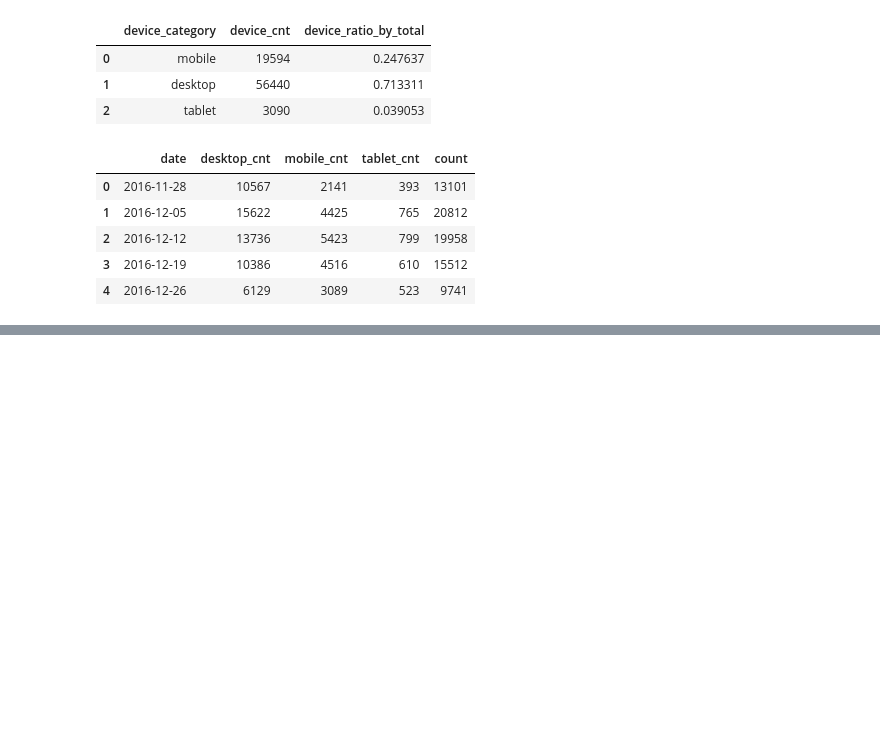
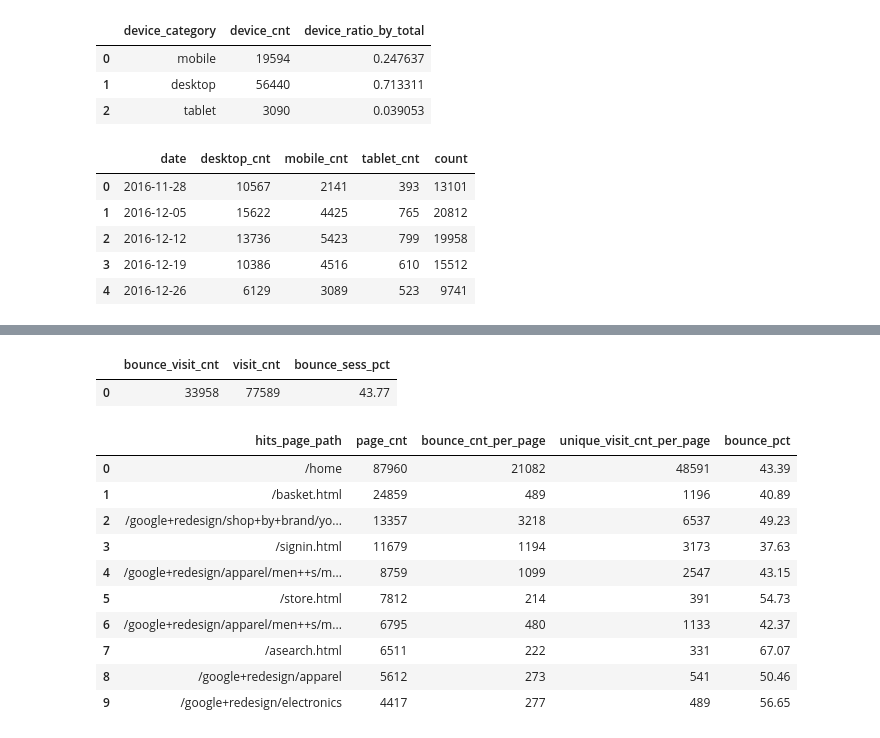
Before and after one commit to dj9678/Google_Ecommerce_Analysis, a Jupyter notebook: google ecommerce analysis.ipynb, the cells around one changed output, grey strips where cells are left out. Drawn from its saved outputs; the diff is of its cells as text; code cells hidden in the pictures; blank space fills up the shorter version.

```diff
--- a/google ecommerce analysis.ipynb
+++ b/google ecommerce analysis.ipynb
@@ -677,0 +923,64 @@ fig.show()
+# %%
+# overall bounce rate
+
+query = """
+with
+temp_01 as (
+select visit_id, count(*) as page_cnt
+from hits
+group by visit_id
+)
+select sum(case when page_cnt = 1 then 1 else 0 end) as bounce_visit_cnt
+	, count(*) as visit_cnt
+	, round(100.0*sum(case when page_cnt = 1 then 1 else 0 end)/count(*), 2) as bounce_sess_pct -- 이탈율
+from temp_01;
+"""
+
+df_bounce = pd.read_sql_query(sql=query, con=postgres_engine)
+df_bounce
+# %% [output]
+|  | bounce_visit_cnt | visit_cnt | bounce_sess_pct |
+| 0 | 33958 | 77589 | 43.77 |
+# %%
+# past 30 days bounce rate per page
+
+query = """
+with
+temp_01 as (
+select a.hits_page_path, b.visit_id, hits_seq, hits_type, hits_action_type
+	, count(*) over (partition by b.visit_id rows between unbounded preceding and unbounded following) as visit_cnt
+	, first_value(a.hits_page_path) over (partition by b.visit_id order by hits_seq) as first_page_path
+from hits a
+	join session b on a.visit_id = b.visit_id
+where visit_start_time >= (to_date('20170101', 'yyyymmdd') - interval '30 days') and visit_start_time < to_date('20170101', 'yyyymmdd')
+and a.hits_type = 'PAGE'
+),
+temp_02 as (
+select hits_page_path
+	, count(*) as page_cnt
+	, sum(case when visit_cnt = 1 then 1 else 0 end) as bounce_cnt_per_page
+	, count(distinct case when first_page_path = hits_page_path then visit_id else null end) as unique_visit_cnt_per_page
+from temp_01
+group by hits_page_path
+)
+select *
+	, coalesce(round(100.0 * bounce_cnt_per_page / (case when unique_visit_cnt_per_page = 0 then null else unique_visit_cnt_per_page end), 2), 0) as bounce_pct
+from temp_02
+order by page_cnt desc;
+"""
+
+df_bounce = pd.read_sql_query(sql=query, con=postgres_engine)
+df_bounce2 = df_bounce.head(10)
+df_bounce2
+# %% [output]
+|  | hits_page_path | page_cnt | bounce_cnt_per_page | unique_visit_cnt_per_page | bounce_pct |
+| 0 | /home | 87960 | 21082 | 48591 | 43.39 |
+| 1 | /basket.html | 24859 | 489 | 1196 | 40.89 |
+| 2 | /google+redesign/shop+by+brand/yo... | 13357 | 3218 | 6537 | 49.23 |
+| 3 | /signin.html | 11679 | 1194 | 3173 | 37.63 |
+| 4 | /google+redesign/apparel/men++s/m... | 8759 | 1099 | 2547 | 43.15 |
+| 5 | /store.html | 7812 | 214 | 391 | 54.73 |
+| 6 | /google+redesign/apparel/men++s/m... | 6795 | 480 | 1133 | 42.37 |
+| 7 | /asearch.html | 6511 | 222 | 331 | 67.07 |
+| 8 | /google+redesign/apparel | 5612 | 273 | 541 | 50.46 |
+| 9 | /google+redesign/electronics | 4417 | 277 | 489 | 56.65 |
```
Also changed, not shown: parts of 29 cells of this notebook.
